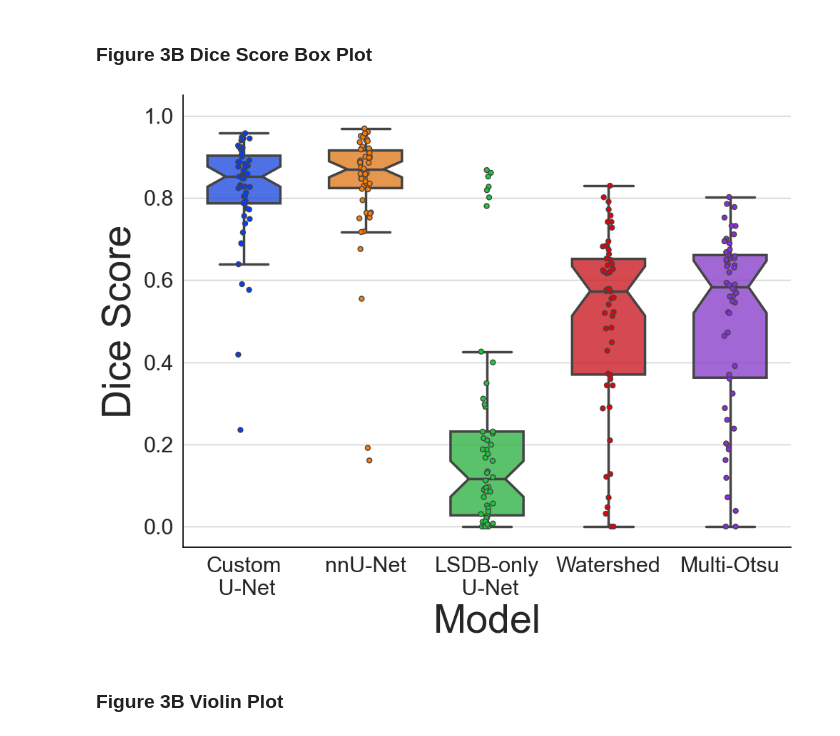
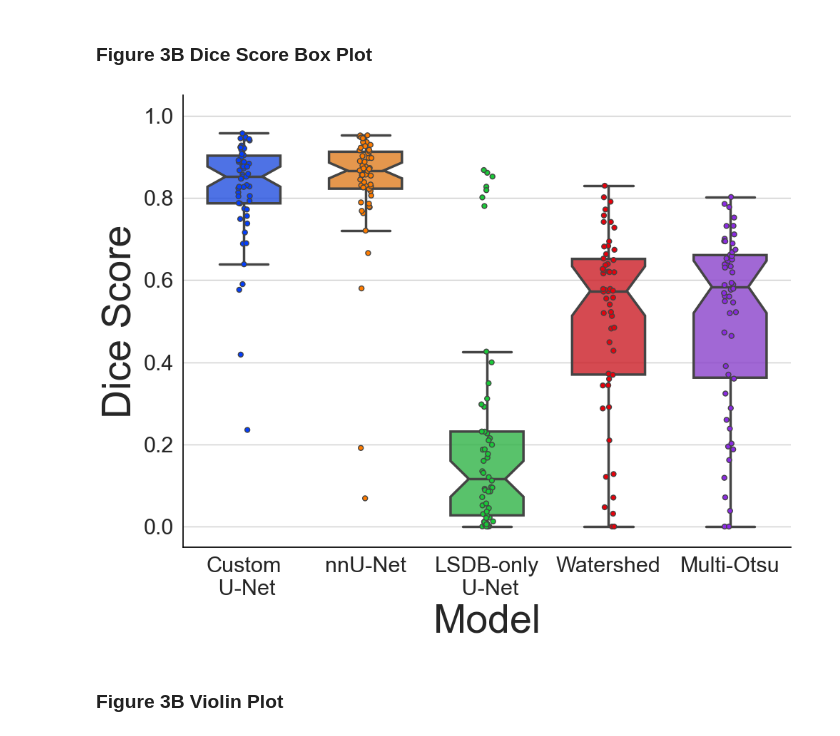
Before and after one commit to mattaq31/GelGenie, a Jupyter notebook: python-gelgenie/paper_figure_generation/Figure 3 Test Set Analysis.ipynb, the cells around one changed output. Saved outputs shown, nothing was run; the diff lists cells and outputs as text; code cells hidden in the pictures.

```diff
--- a/python-gelgenie/paper_figure_generation/Figure 3 Test Set Analysis.ipynb
+++ b/python-gelgenie/paper_figure_generation/Figure 3 Test Set Analysis.ipynb
@@ -41,10 +41,10 @@ for m in metrics:
 # custom name for each column/model
 models = datasets[m].columns
 custom_names = ['Old U-Net', 'Custom\n U-Net', 'Custom U-Net\n (Extended)', 'LSDB-only\n U-Net',
-                'LSDB-only U-Net\n (Extended)', 'Watershed', 'Multi-Otsu', 'nnU-Net', 'nnU-Net\n (Extended)']
+                'LSDB-only U-Net\n (Extended)', 'Watershed', 'Multi-Otsu', 'nnU-Net (Extended)', 'nnU-Net']
 
 # actual data for plotting
-zoom_slice = [1, 7, 3, 5, 6]
+zoom_slice = [1, 8, 3, 5, 6]
 tick_points = [0, 0.2, 0.4, 0.6, 0.8, 1]
 zoom_names = [custom_names[i] for i in zoom_slice]
 zoom_columns = [models[i] for i in zoom_slice]
@@ -69,35 +69,34 @@ ax.spines['right'].set_visible(False)
 
 melted_df_models = pd.melt(target_df.loc[selection].reset_index(), id_vars=['Image'], var_name='model', value_name='value')
 
 boxplot = sns.boxplot(x='model', y='value', data=melted_df_models, showfliers=False,hue='model',legend=False,widths=[0.6],
                       notch=True, palette=sel_palette, linewidth=2.5)
 
 for patch in boxplot.patches:
     r, g, b, a = patch.get_facecolor()
     patch.set_facecolor((r, g, b, .8))
 
 sns.stripplot(x='model', y='value', data=melted_df_models, jitter=0.05, legend=False, dodge=False, hue='model',
           alpha=1.0, marker="o", palette=sel_palette, linewidth=1.0)
 
 # plt.title('All Gels (n=54)', fontsize=title_fontsize)  # seems to overlap with figure, making tiny for now then will replace in post
 # Set font size for ticks
 boxplot.tick_params(axis='x', labelsize=tick_fontsize)
 boxplot.tick_params(axis='y', labelsize=tick_fontsize)
 
 # Add labels and title
 plt.xlabel('Model', fontsize=axis_fontsize)
 plt.ylabel('Dice Score', fontsize=axis_fontsize)
 plt.yticks(tick_points, fontsize=tick_fontsize)
 ax.set_ylim(-0.05, 1.05)
 
 ax.set_xticks(ax.get_xticks())  # just to silence annoying warning
-
 boxplot.set_xticklabels(zoom_names, fontsize=label_fontsize)
 plt.tight_layout()
 plt.savefig(os.path.join(output_folder, f'dice_score_test_set_boxplot.pdf'), dpi=300)
 plt.show()
 # %% [output]
-[figure, old version]
+[figure, new version]
 # %% [markdown]
 ### Figure 3B Violin Plot
 # %% [markdown]
```
Also changed, not shown: parts of 1 cell of this notebook, 10 other files.
